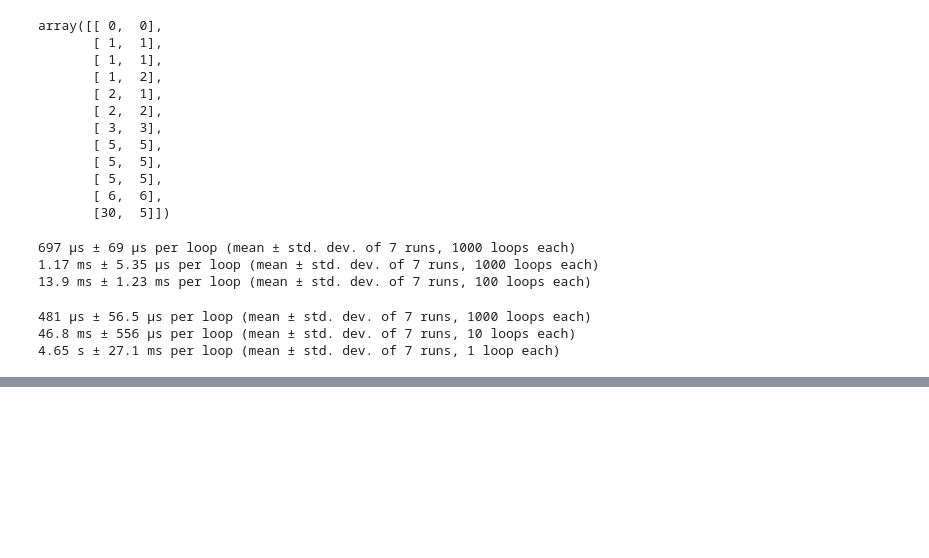
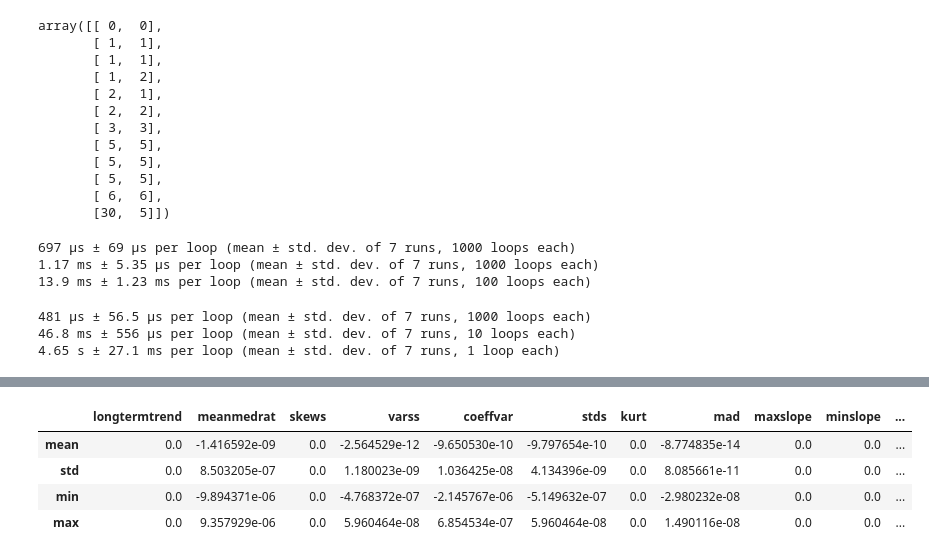
Before and after one commit to d-giles/lcfeatures, a Jupyter notebook: Work Space.ipynb, the cells around one changed output, grey strips where cells are left out. Drawn from its saved outputs; the diff is of its cells as text; code cells hidden in the pictures; blank space fills up the shorter version.

```diff
--- a/Work Space.ipynb
+++ b/Work Space.ipynb
@@ -1150,0 +1384,8 @@ save_output('Q{}_output.p'.format(i),'Q{}_tmp_data.p'.format(i))
+# %%
+(Q4_v1-Q4_v2).describe().loc[['mean','std','min','max'],:]
+# %% [output]
+|  | longtermtrend | meanmedrat | skews | varss | coeffvar | stds | kurt | mad | maxslope | minslope | ... |
+| mean | 0.0 | -1.416592e-09 | 0.0 | -2.564529e-12 | -9.650530e-10 | -9.797654e-10 | 0.0 | -8.774835e-14 | 0.0 | 0.0 | ... |
+| std | 0.0 | 8.503205e-07 | 0.0 | 1.180023e-09 | 1.036425e-08 | 4.134396e-09 | 0.0 | 8.085661e-11 | 0.0 | 0.0 | ... |
+| min | 0.0 | -9.894371e-06 | 0.0 | -4.768372e-07 | -2.145767e-06 | -5.149632e-07 | 0.0 | -2.980232e-08 | 0.0 | 0.0 | ... |
+| max | 0.0 | 9.357929e-06 | 0.0 | 5.960464e-08 | 6.854534e-07 | 5.960464e-08 | 0.0 | 1.490116e-08 | 0.0 | 0.0 | ... |
```
Also changed, not shown: parts of 71 cells of this notebook, 5 other files.
